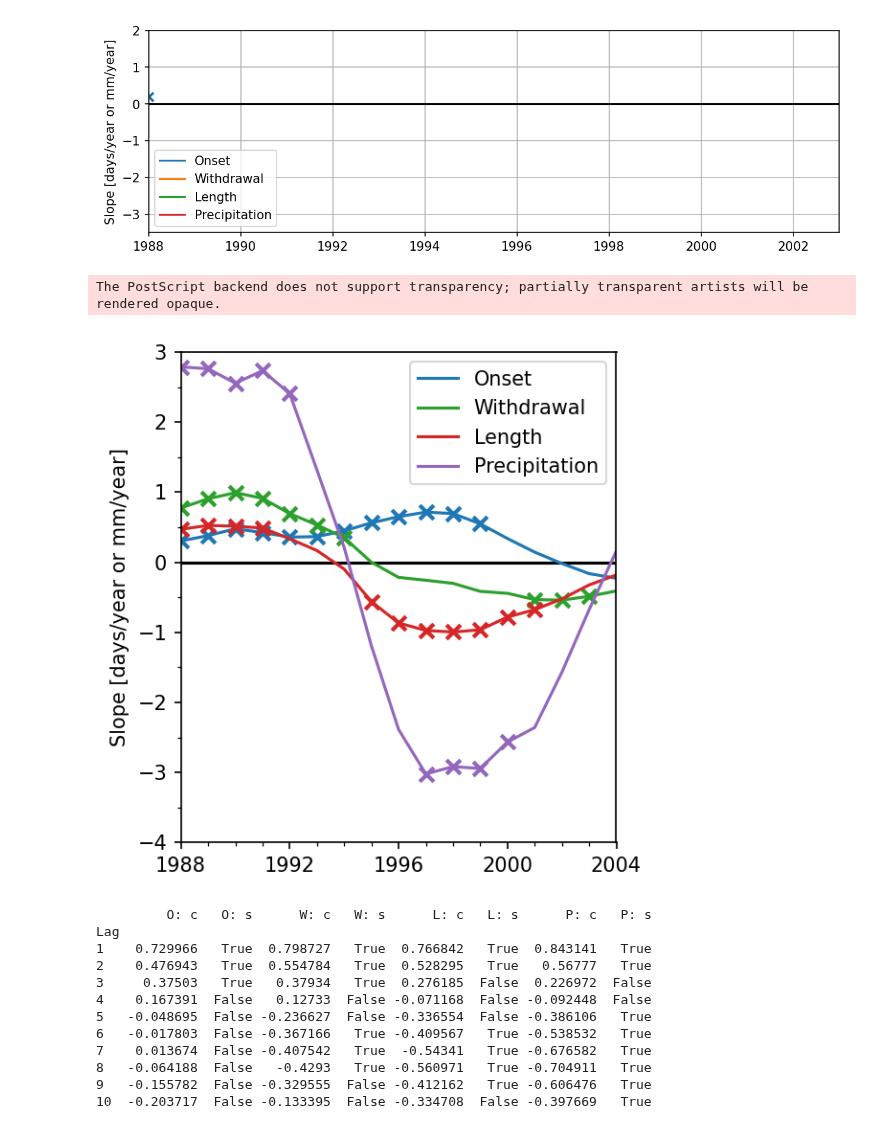
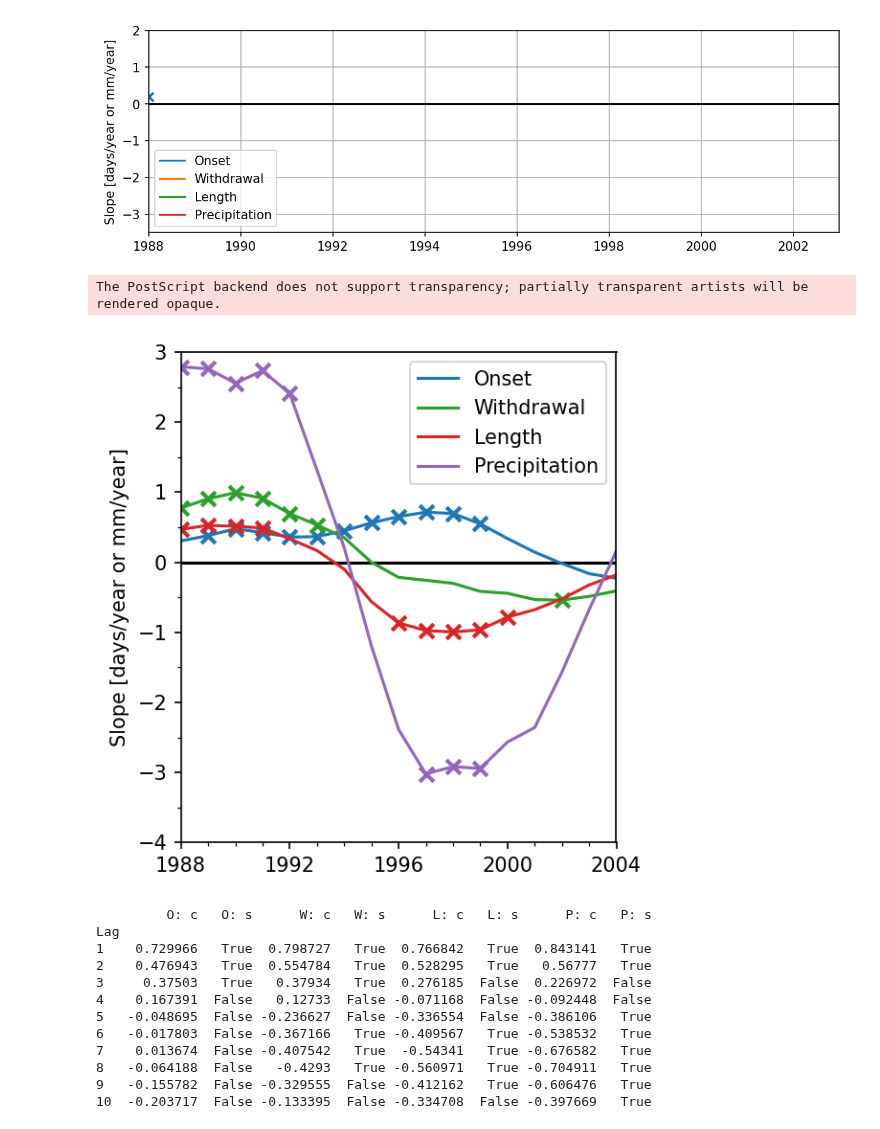
Before and after one commit to rodrigoms95/sequia, a Jupyter notebook: code/indice_pre.ipynb, the cells around one changed output. Drawn from its saved outputs; the diff is of its cells as text; code cells hidden in the pictures.

```diff
--- a/code/indice_pre.ipynb
+++ b/code/indice_pre.ipynb
@@ -1382,7 +1382,7 @@ print(tend_20.iloc[:, [0, 1, 3, 4, 6, 7, 9, 10]])
 # %%
 # Sliding trends.
 
-alpha = 0.05
+alpha = 0.025
 periods = [20]
 units = "days"
 color = [ "tab:" + x for x in [ "blue", "green", "red",
@@ -1436,34 +1436,34 @@ for k in range(len(media_5)):
     # Graficamos significancia.
     for i in tend_20.itertuples():
         # 30 o 20.
         for j in range(len(periods)):
             if i[1 + 3 * ( k + j ) ]:
                 ax.scatter( i[0], i[2 + 3 * ( k + j ) ], marker = "x",
                     color = color[k], linewidth = 2, s = 50, zorder = 2 )
                 legend.append("_")
 ax.set_xlabel("")
 ax.legend(legend)
 ax.set_xlim(1988, 2004)
 ax.set_ylim(-4, 3)
 
 
 #ax.grid(axis = "x", which = "both")
 #ax.grid(axis = "y", which = "both")
 ax.set_yticks(np.arange(-4, 3.5, 1))
 ax.set_yticks(np.arange(-4, 3.5, 0.5), minor = True )
 ax.set_xticks(np.arange(1988, 2008, 4))
 ax.set_xticks(np.arange(1988, 2004, 1), minor = True )
 
 ax.set_ylabel(f"Slope [days/year or mm/year]")
 
 # Separación adecuada entre gráficas.
 fig.tight_layout()
 
 # Guardamos el archivo.
 fig.savefig(path_r + "serie_tendencia.eps")
 # %% [output]
 The PostScript backend does not support transparency; partially transparent artists will be rendered opaque.
-[figure, old version]
+[figure, new version]
 # %%
 # Autocorrelación
 
```
Also changed, not shown: 2 other files.
